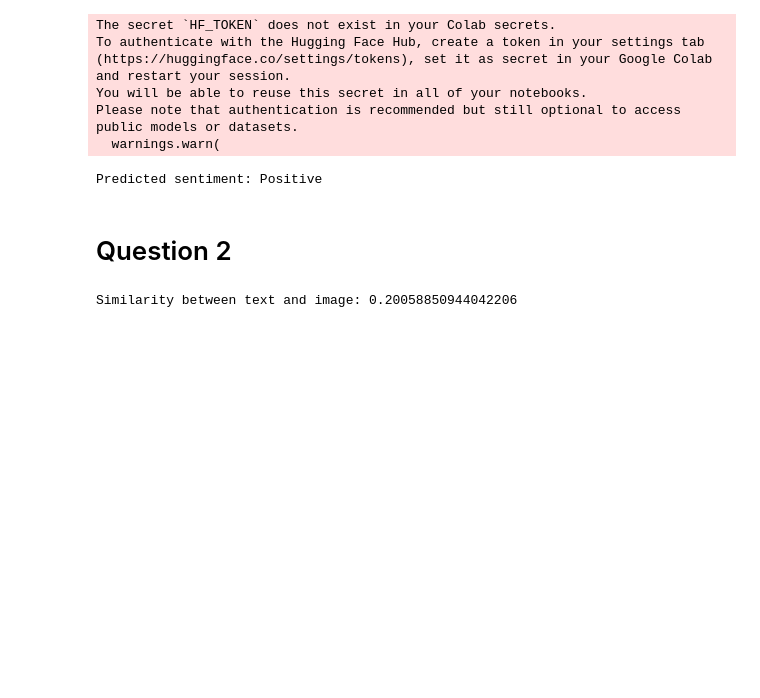
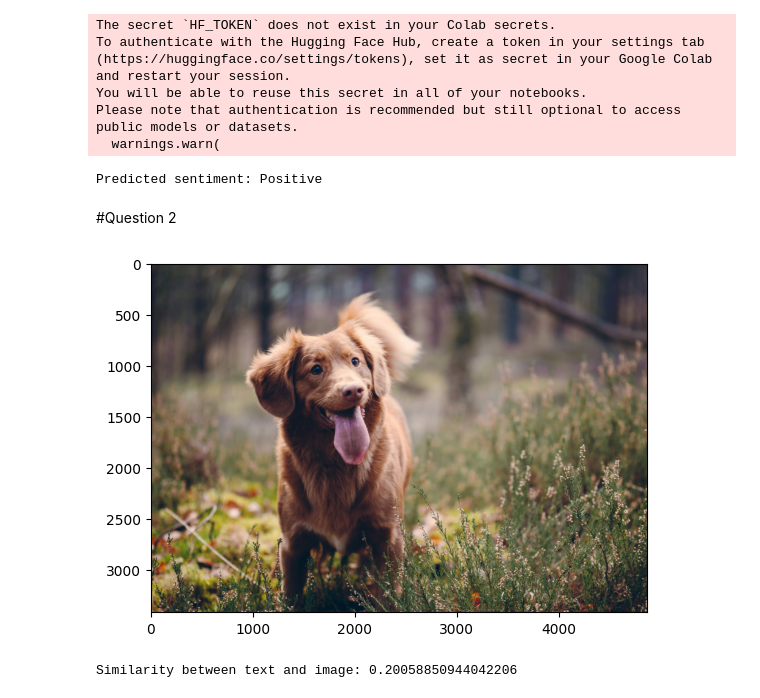
Before and after one commit to Elizabeth-George-M/LLM, a Jupyter notebook: 2348516_LLM_lab8.ipynb, the cells around one changed output. Cells and saved outputs as stored; diff of their text form; code cells hidden in the pictures; blank space fills up the shorter version.

```diff
--- a/2348516_LLM_lab8.ipynb
+++ b/2348516_LLM_lab8.ipynb
@@ -26,42 +28,37 @@ Please note that authentication is recommended but still optional to access publ
   warnings.warn(
 Predicted sentiment: Positive
 # %% [markdown]
-# Question 2
+#Question 2
 # %%
 from transformers import CLIPProcessor, CLIPModel
 from PIL import Image
 import torch
+import matplotlib.pyplot as plt
 
-# Load the processor and model for CLIP
+
 model_name = "openai/clip-vit-base-patch32"
 processor = CLIPProcessor.from_pretrained(model_name)
 model = CLIPModel.from_pretrained(model_name)
 
-# Example text input
 text = "A photo of a cat."
 
-# Tokenize the text
 inputs_text = processor(text=text, return_tensors="pt")
 
-# Example image input
-image = Image.open("/content/jamie-street-0nk6XZp7_1E-unsplash.jpg")  # Replace with your image path
+image = Image.open("/content/jamie-street-0nk6XZp7_1E-unsplash.jpg")
+plt.imshow(image)
+plt.show()
 
-# Process the image
 inputs_image = processor(images=image, return_tensors="pt")
 
-# Combine multimodal inputs (for CLIP, you can either compare or directly work with text-image pairs)
 inputs_combined = {**inputs_text, **inputs_image}
 
-# Forward pass (CLIP computes text and image embeddings separately)
 outputs = model(**inputs_combined)
 
-# The outputs contain text and image embeddings
 text_embeddings = outputs.text_embeds
 image_embeddings = outputs.image_embeds
 
-# You can compute similarity between text and image embeddings
 similarity = torch.nn.functional.cosine_similarity(text_embeddings, image_embeddings)
-
 print(f"Similarity between text and image: {similarity.item()}")
 # %% [output]
+[figure, added]
 Similarity between text and image: 0.20058850944042206
```
Also changed, not shown: parts of 2 cells of this notebook.
